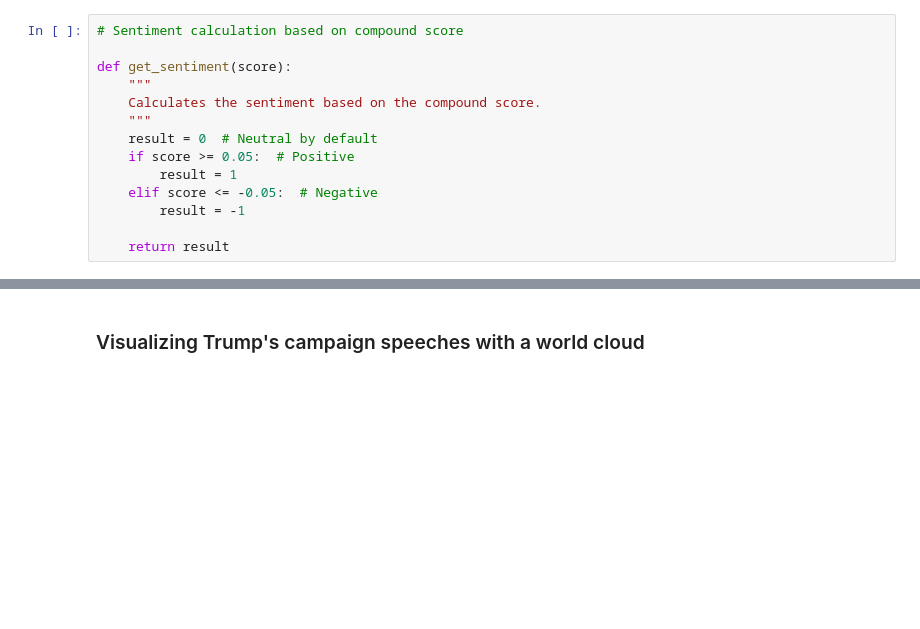
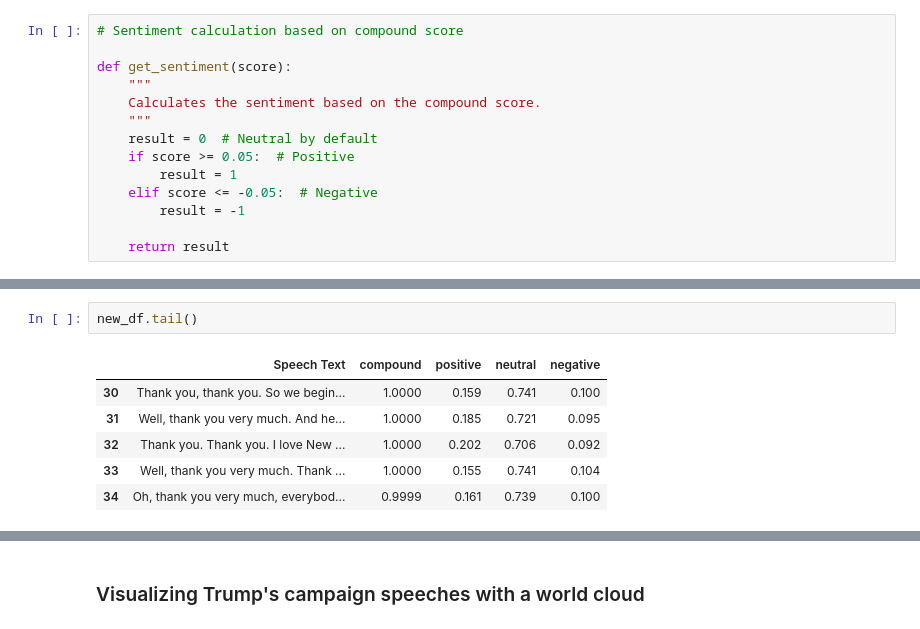
Before and after one commit to davidtstill/Trump_speech_NLP, a Jupyter notebook: trump_speech_python_file.ipynb, the cells around one changed output, grey strips where cells are left out. Drawn from its saved outputs; the diff is of its cells as text; blank space fills up the shorter version.

```diff
--- a/trump_speech_python_file.ipynb
+++ b/trump_speech_python_file.ipynb
@@ -220,3 +194,12 @@ new_df.head()
+# %%
+new_df.tail()
+# %% [output]
+|  | Speech Text | compound | positive | neutral | negative |
+| 30 | Thank you, thank you. So we begin... | 1.0000 | 0.159 | 0.741 | 0.100 |
+| 31 | Well, thank you very much. And he... | 1.0000 | 0.185 | 0.721 | 0.095 |
+| 32 | Thank you. Thank you. I love New ... | 1.0000 | 0.202 | 0.706 | 0.092 |
+| 33 | Well, thank you very much. Thank ... | 1.0000 | 0.155 | 0.741 | 0.104 |
+| 34 | Oh, thank you very much, everybod... | 0.9999 | 0.161 | 0.739 | 0.100 |
 # %%
 new_df.describe()
 # %% [output]
```
Also changed, not shown: parts of 54 cells of this notebook.
